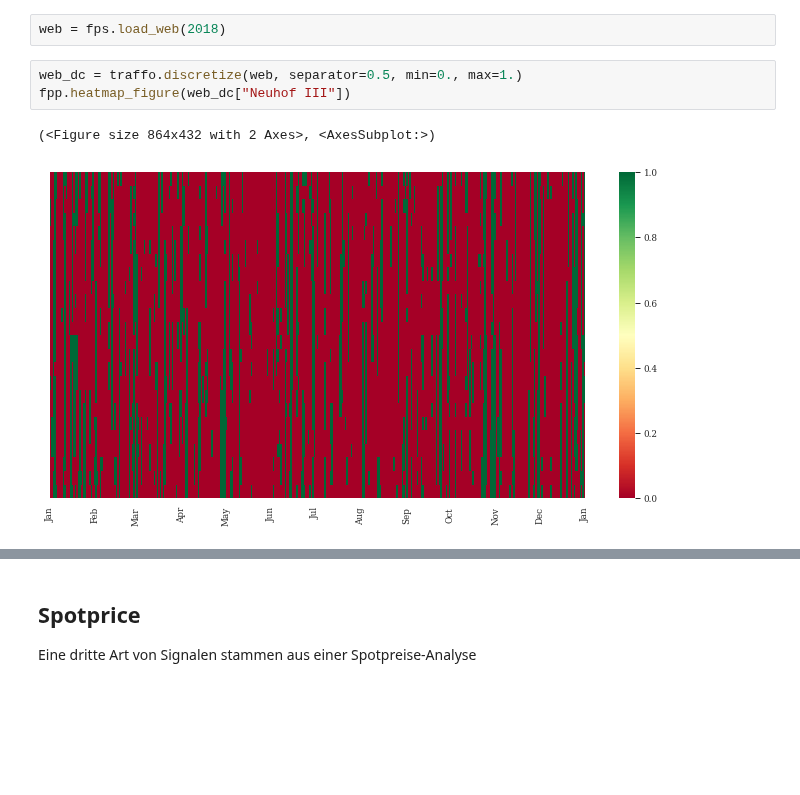
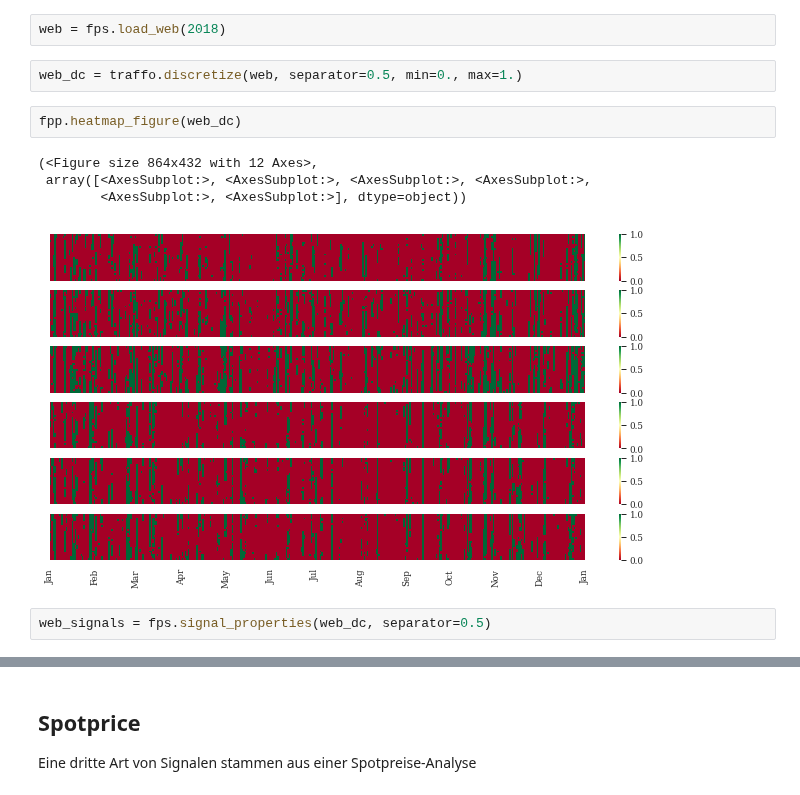
Before and after one commit to simonschaluppe/FLUCCOplus, a Jupyter notebook: notebooks/4.3.4_Signal_Vergleich.ipynb, the cells around one changed output, grey strips where cells are left out. Drawn from its saved outputs; the diff is of its cells as text; blank space fills up the shorter version.

```diff
--- a/notebooks/4.3.4_Signal_Vergleich.ipynb
+++ b/notebooks/4.3.4_Signal_Vergleich.ipynb
@@ -49,7 +51,12 @@ Zweite Art von Signalen stellen die tatsächlich gemessenen Windprofile der W.E.
 web = fps.load_web(2018)
 # %%
 web_dc = traffo.discretize(web, separator=0.5, min=0., max=1.)
-fpp.heatmap_figure(web_dc["Neuhof III"])
-# %% [output]
-(<Figure size 864x432 with 2 Axes>, <AxesSubplot:>)
-[figure, removed]
+# %%
+fpp.heatmap_figure(web_dc)
+# %% [output]
+(<Figure size 864x432 with 12 Axes>,
+ array([<AxesSubplot:>, <AxesSubplot:>, <AxesSubplot:>, <AxesSubplot:>,
+        <AxesSubplot:>, <AxesSubplot:>], dtype=object))
+[figure, added]
+# %%
+web_signals = fps.signal_properties(web_dc, separator=0.5)
```
Also changed, not shown: parts of 14 cells of this notebook, 3 other files.
